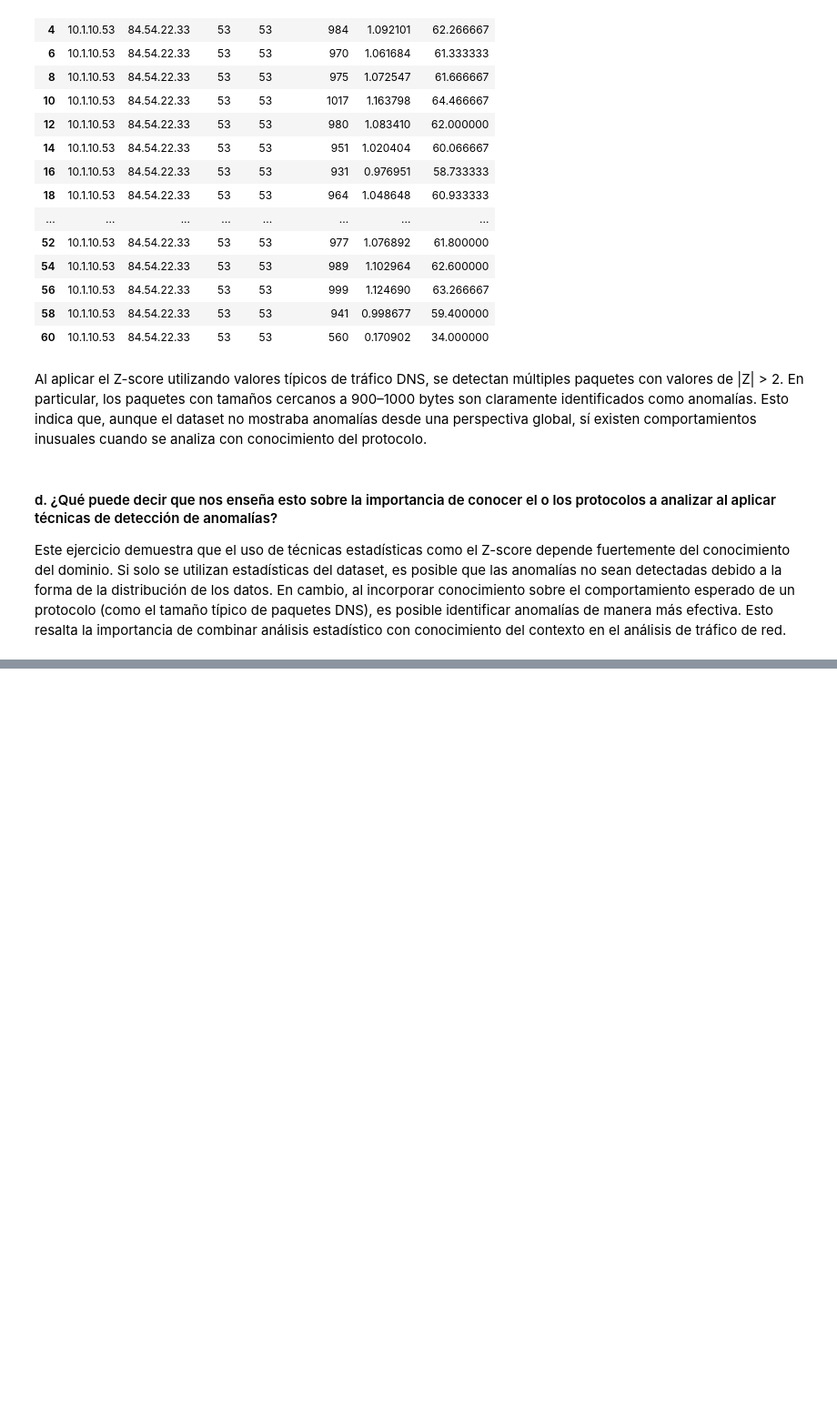
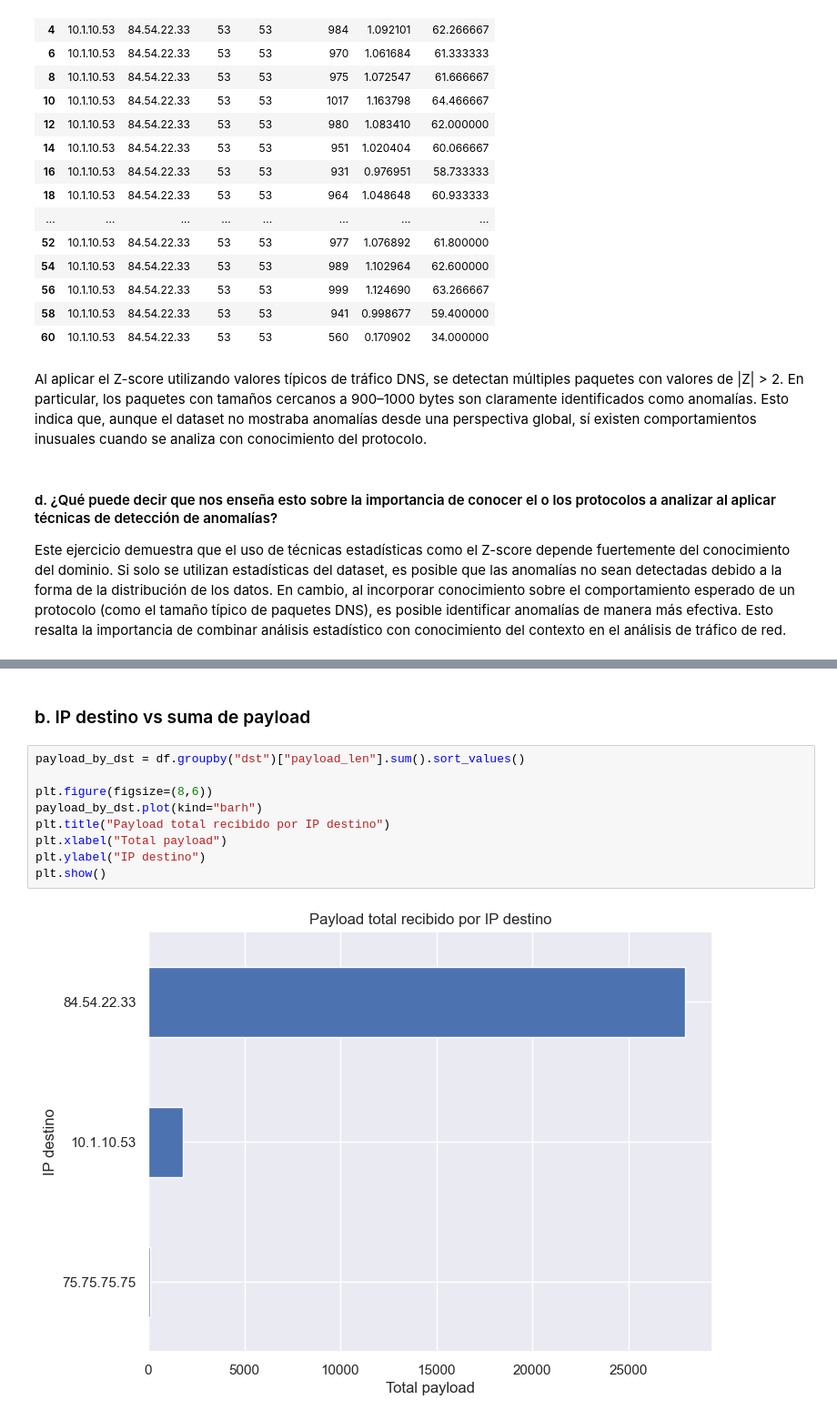
Before and after one commit to EdwinOrtegaK/Lab05_SDS, a Jupyter notebook: network_analysis_scapy.ipynb, the cells around one changed output, grey strips where cells are left out. Shown at 91% size. Saved outputs shown, nothing was run; the diff lists cells and outputs as text; blank space fills up the shorter version.

```diff
--- a/network_analysis_scapy.ipynb
+++ b/network_analysis_scapy.ipynb
@@ -387,0 +412,13 @@ Este ejercicio demuestra que el uso de técnicas estadísticas como el Z-score d
+# %% [markdown]
+### b. IP destino vs suma de payload
+# %%
+payload_by_dst = df.groupby("dst")["payload_len"].sum().sort_values()
+
+plt.figure(figsize=(8,6))
+payload_by_dst.plot(kind="barh")
+plt.title("Payload total recibido por IP destino")
+plt.xlabel("Total payload")
+plt.ylabel("IP destino")
+plt.show()
+# %% [output]
+[figure, added]
```
Also changed, not shown: parts of 16 cells of this notebook.
